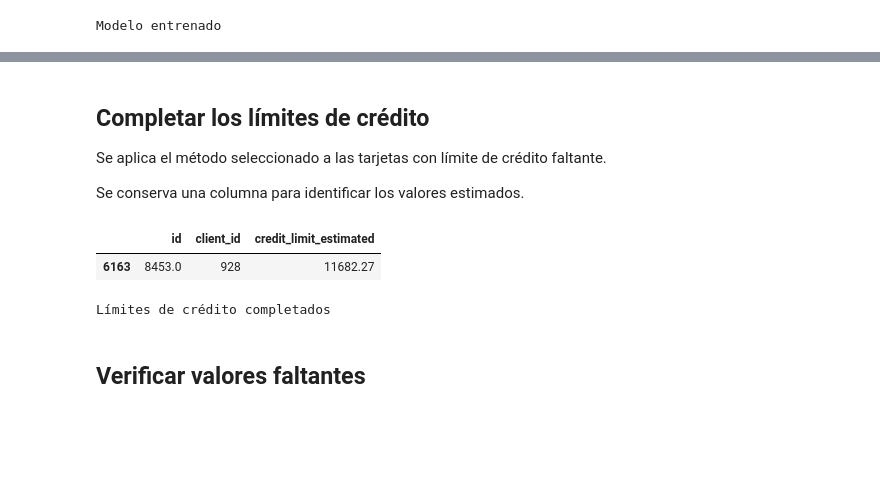
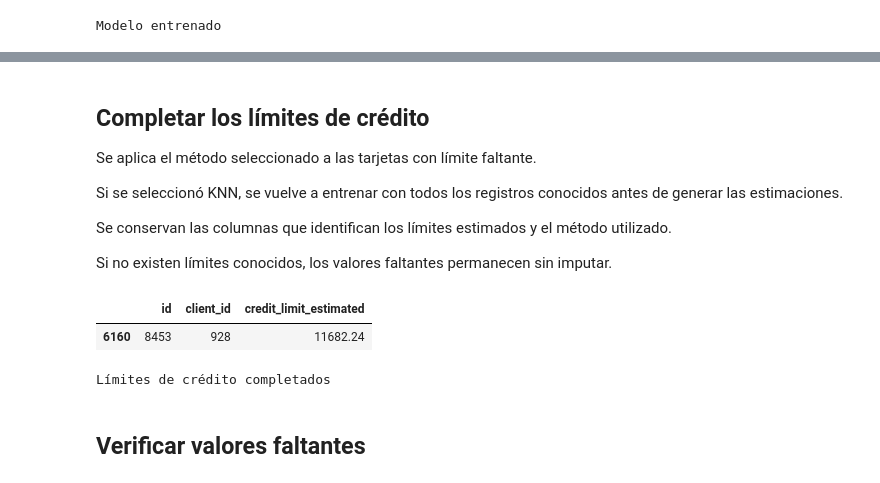
Before and after one commit to tellojorge2005/financialDigitalTwin-BBVA, a Jupyter notebook: notebooks/03_silver_cleaning.ipynb, the cells around one changed output, grey strips where cells are left out. Saved outputs shown, nothing was run; the diff lists cells and outputs as text; code cells hidden in the pictures; blank space fills up the shorter version.

```diff
--- a/notebooks/03_silver_cleaning.ipynb
+++ b/notebooks/03_silver_cleaning.ipynb
@@ -153,7 +270,7 @@ users_silver = users_silver.withColumn(
 # %%
 # Transformar cards
 
-cards_silver = cards_spark.withColumn(
+cards_silver = cards_valid.withColumn(
     "card_brand",
     trim(lower(col("card_brand")))
 )
@@ -258,3 +381,17 @@ from pyspark.sql.types import (
+# %%
+# Identificar límites observados y estimados
+
+cards_silver = (
+    cards_silver
+    .withColumn(
+        "credit_limit_imputed",
+        lit(False)
+    )
+    .withColumn(
+        "credit_limit_imputation_method",
+        lit(None).cast("string")
+    )
+)
 # %% [markdown]
 ## Preparar los datos de entrenamiento
 
@@ -513,16 +671,27 @@ Método seleccionado: knn
 # %% [markdown]
 ## Completar los límites de crédito
 
-Se aplica el método seleccionado a las tarjetas con límite de crédito faltante.
+Se aplica el método seleccionado a las tarjetas con límite faltante.
 
-Se conserva una columna para identificar los valores estimados.
+Si se seleccionó KNN, se vuelve a entrenar con todos los registros
+conocidos antes de generar las estimaciones.
+
+Se conservan las columnas que identifican los límites estimados
+y el método utilizado.
+
+Si no existen límites conocidos, los valores faltantes permanecen
+sin imputar.
 # %%
 # Estimar valores faltantes
 
-if not missing_cards.empty:
+if missing_cards.empty:
+    print("No hay límites de crédito para imputar")
 
+elif known_cards.empty:
+    print("No hay límites de crédito conocidos para imputar")
+
+else:
     if selected_method == "knn":
-
         model.fit(X, y)
 
         predictions = model.predict(
@@ -530,12 +699,10 @@ if not missing_cards.empty:
         )
 
     else:
-
         predictions = np.full(
             len(missing_cards),
             y.median()
         )
-
 
     # Preparar estimaciones
 
@@ -548,7 +715,6 @@ if not missing_cards.empty:
     )
 
     display(estimated_cards)
-
 
     # Convertir estimaciones a Spark
 
@@ -573,7 +739,6 @@ if not missing_cards.empty:
         estimated_rows,
         schema=estimated_schema
     )
-
 
     # Actualizar cards
 
@@ -582,38 +747,34 @@ if not missing_cards.empty:
         .join(
             estimated_spark,
             "id",
             "left"
         )
         .withColumn(
             "credit_limit_imputed",
             col("credit_limit").isNull()
             & col("credit_limit_estimated").isNotNull()
         )
         .withColumn(
             "credit_limit_imputation_method",
             when(
                 col("credit_limit_imputed"),
                 lit(selected_method)
             ).otherwise(lit(None).cast("string"))
         )
         .withColumn(
             "credit_limit",
             coalesce(
                 col("credit_limit"),
                 col("credit_limit_estimated")
             )
         )
         .drop("credit_limit_estimated")
     )
 
     print("Límites de crédito completados")
-
-else:
-
-    print("No hay límites de crédito para imputar")
 # %% [output]
 |  | id | client_id | credit_limit_estimated |
-| 6163 | 8453.0 | 928 | 11682.27 |
+| 6160 | 8453 | 928 | 11682.24 |
 Límites de crédito completados
 # %% [markdown]
 ## Verificar valores faltantes
```
Also changed, not shown: parts of 12 cells of this notebook, 3 other files.
